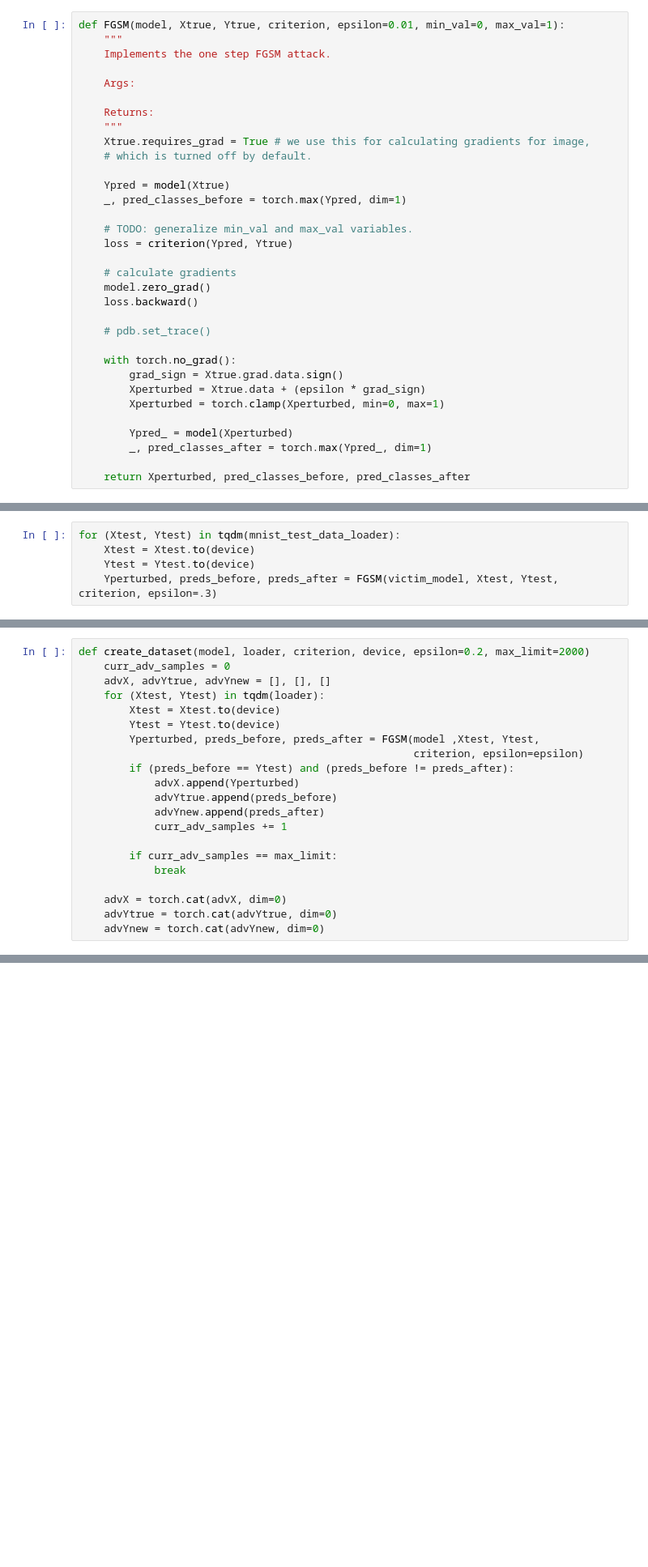
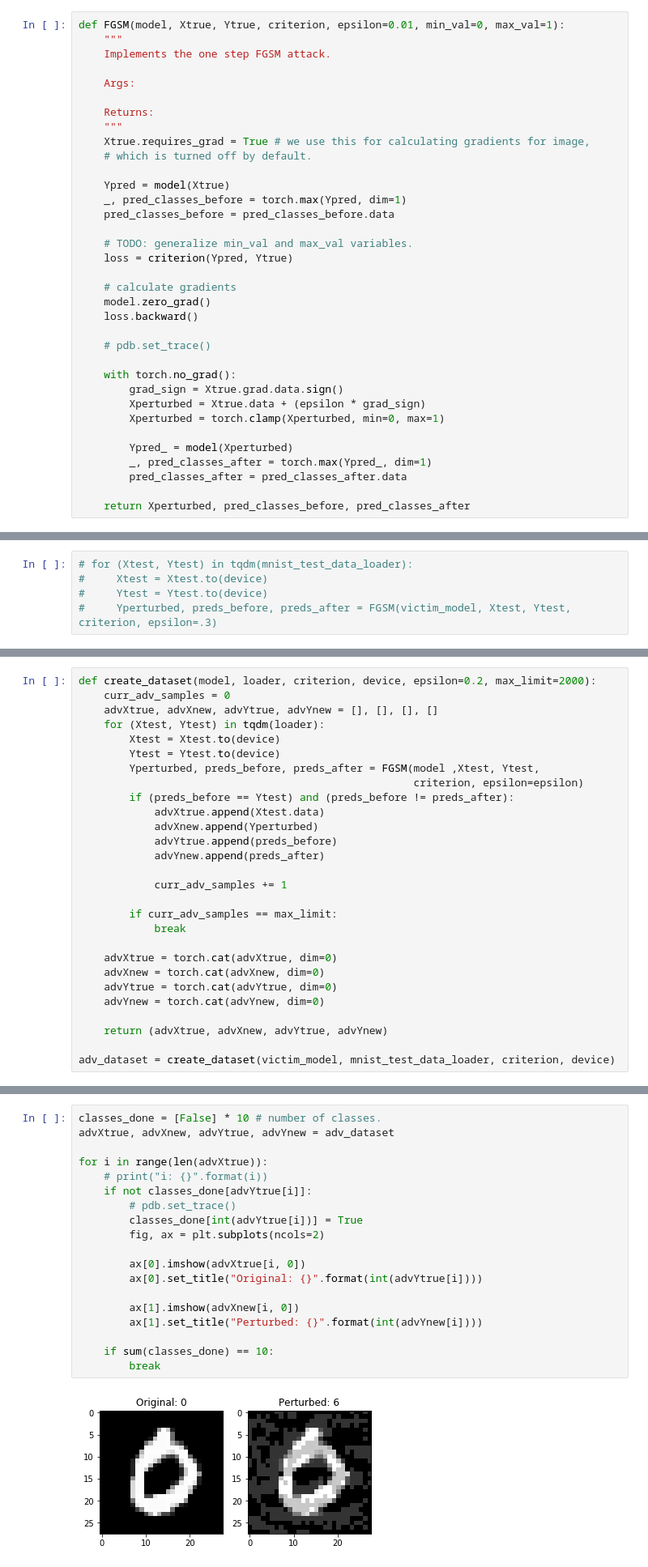
Before and after one commit to muhammadyaseen/mlcysecproj3, a Jupyter notebook: Project3_Notebook.ipynb, the cells around one changed output, grey strips where cells are left out. Shown: that part at 81% size. Drawn from its saved outputs; the diff is of its cells as text; blank space fills up the shorter version.

Commit message:
FGSM visualization complete

```diff
--- a/Project3_Notebook.ipynb
+++ b/Project3_Notebook.ipynb
@@ -426,6 +415,7 @@ def FGSM(model, Xtrue, Ytrue, criterion, epsilon=0.01, min_val=0, max_val=1):
 
     Ypred = model(Xtrue)
     _, pred_classes_before = torch.max(Ypred, dim=1)
+    pred_classes_before = pred_classes_before.data
 
     # TODO: generalize min_val and max_val variables.
     loss = criterion(Ypred, Ytrue)
@@ -443,6 +433,7 @@ def FGSM(model, Xtrue, Ytrue, criterion, epsilon=0.01, min_val=0, max_val=1):
 
         Ypred_ = model(Xperturbed)
         _, pred_classes_after = torch.max(Ypred_, dim=1)
+        pred_classes_after = pred_classes_after.data
 
     return Xperturbed, pred_classes_before, pred_classes_after
 # %%
@@ -456,32 +447,39 @@ criterion = torch.nn.CrossEntropyLoss().to(device)
 
 epsilons = np.linspace(0.01, 0.3, num=10)
 # %%
-for (Xtest, Ytest) in tqdm(mnist_test_data_loader):
-    Xtest = Xtest.to(device)
-    Ytest = Ytest.to(device)
-    Yperturbed, preds_before, preds_after = FGSM(victim_model, Xtest, Ytest, criterion, epsilon=.3)
+# for (Xtest, Ytest) in tqdm(mnist_test_data_loader):
+#     Xtest = Xtest.to(device)
+#     Ytest = Ytest.to(device)
+#     Yperturbed, preds_before, preds_after = FGSM(victim_model, Xtest, Ytest, criterion, epsilon=.3)
 # %% [markdown]
 ### 1.1.3: adversarial sample set (5 Points)
 
 Please additionally generate a dataset containing at least 1,000 adversarial examples using FGSM.
 # %%
-def create_dataset(model, loader, criterion, device, epsilon=0.2, max_limit=2000)
+def create_dataset(model, loader, criterion, device, epsilon=0.2, max_limit=2000):
     curr_adv_samples = 0
-    advX, advYtrue, advYnew = [], [], []
+    advXtrue, advXnew, advYtrue, advYnew = [], [], [], []
     for (Xtest, Ytest) in tqdm(loader):
         Xtest = Xtest.to(device)
         Ytest = Ytest.to(device)
         Yperturbed, preds_before, preds_after = FGSM(model ,Xtest, Ytest,
                                                      criterion, epsilon=epsilon)
         if (preds_before == Ytest) and (preds_before != preds_after):
-            advX.append(Yperturbed)
+            advXtrue.append(Xtest.data)
+            advXnew.append(Yperturbed)
             advYtrue.append(preds_before)
             advYnew.append(preds_after)
+
             curr_adv_samples += 1
 
         if curr_adv_samples == max_limit:
             break
 
-    advX = torch.cat(advX, dim=0)
+    advXtrue = torch.cat(advXtrue, dim=0)
+    advXnew = torch.cat(advXnew, dim=0)
     advYtrue = torch.cat(advYtrue, dim=0)
     advYnew = torch.cat(advYnew, dim=0)
+
+    return (advXtrue, advXnew, advYtrue, advYnew)
+
+adv_dataset = create_dataset(victim_model, mnist_test_data_loader, criterion, device)
@@ -501,0 +490,21 @@ Please chose one sample for each class (for example the first when iterating the
+# %%
+classes_done = [False] * 10 # number of classes.
+advXtrue, advXnew, advYtrue, advYnew = adv_dataset
+
+for i in range(len(advXtrue)):
+    # print("i: {}".format(i))
+    if not classes_done[advYtrue[i]]:
+        # pdb.set_trace()
+        classes_done[int(advYtrue[i])] = True
+        fig, ax = plt.subplots(ncols=2)
+
+        ax[0].imshow(advXtrue[i, 0])
+        ax[0].set_title("Original: {}".format(int(advYtrue[i])))
+
+        ax[1].imshow(advXnew[i, 0])
+        ax[1].set_title("Perturbed: {}".format(int(advYnew[i])))
+
+    if sum(classes_done) == 10:
+        break
+# %% [output]
+[figure, added]
```
Also changed, not shown: parts of 4 cells of this notebook.
